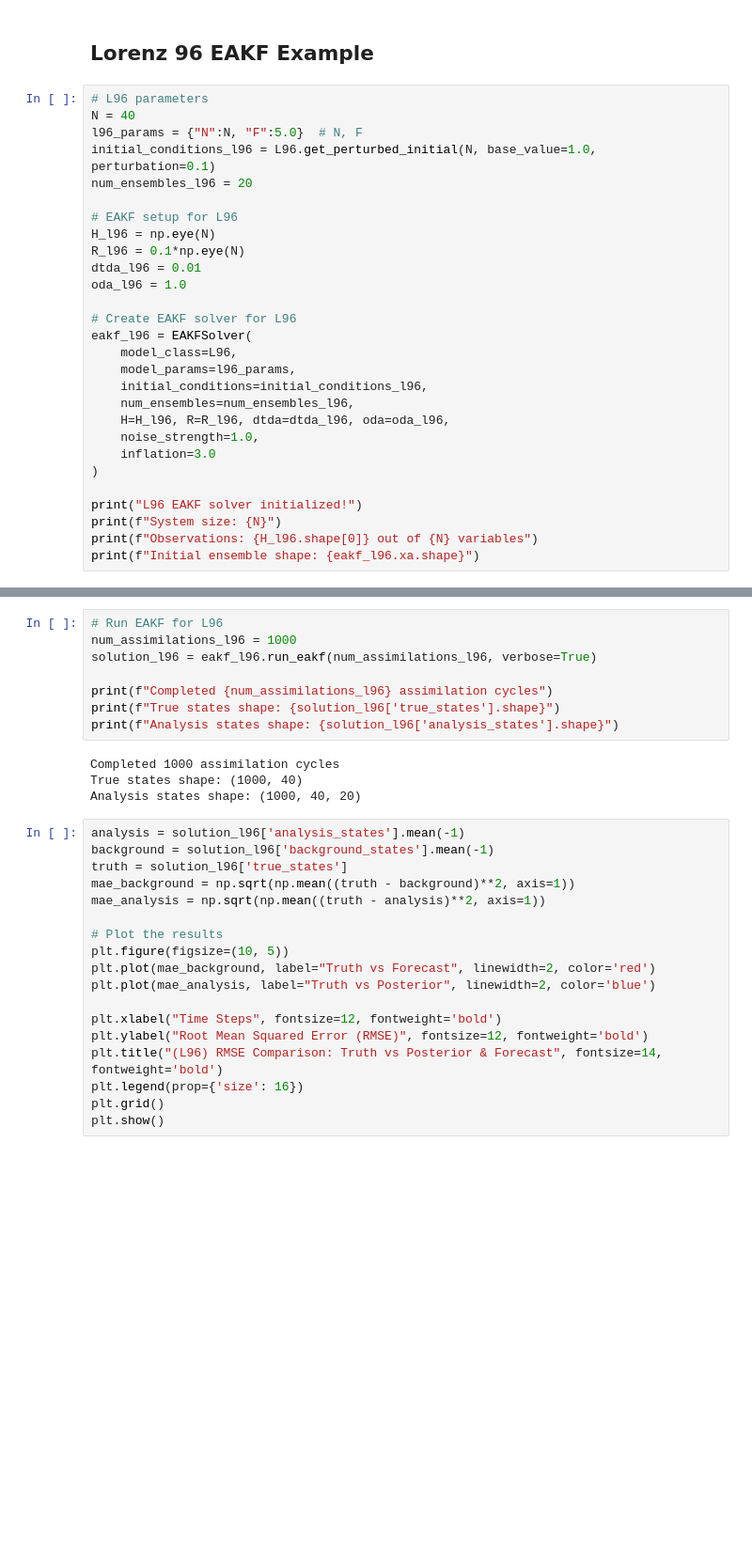
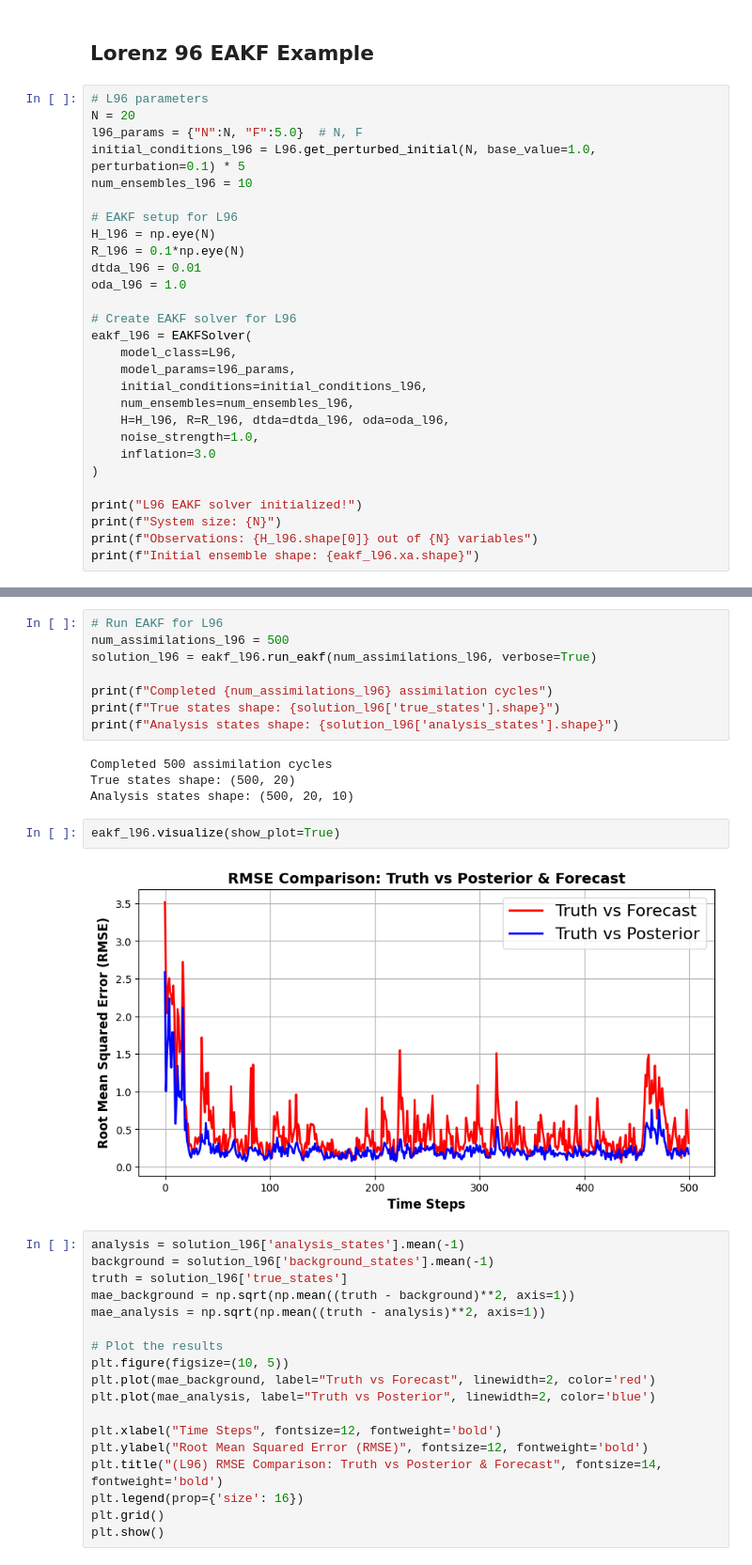
Before and after one commit to kkuroma/RL4DA_MXM, a Jupyter notebook: eakf_demo.ipynb, the cells around one changed output, grey strips where cells are left out. Shown: that part at 94% size. Cells and saved outputs as stored; diff of their text form; blank space fills up the shorter version.

Commit message:
updated initial condition

```diff
--- a/eakf_demo.ipynb
+++ b/eakf_demo.ipynb
@@ -121,10 +121,10 @@ plt.show()
 ## Lorenz 96 EAKF Example
 # %%
 # L96 parameters
-N = 40
+N = 20
 l96_params = {"N":N, "F":5.0}  # N, F
-initial_conditions_l96 = L96.get_perturbed_initial(N, base_value=1.0, perturbation=0.1)
-num_ensembles_l96 = 20
+initial_conditions_l96 = L96.get_perturbed_initial(N, base_value=1.0, perturbation=0.1) * 5
+num_ensembles_l96 = 10
 
 # EAKF setup for L96
 H_l96 = np.eye(N)
@@ -155,15 +155,19 @@ Initial ensemble shape: (40, 20)
 # %%
 # Run EAKF for L96
-num_assimilations_l96 = 1000
+num_assimilations_l96 = 500
 solution_l96 = eakf_l96.run_eakf(num_assimilations_l96, verbose=True)
 
 print(f"Completed {num_assimilations_l96} assimilation cycles")
 print(f"True states shape: {solution_l96['true_states'].shape}")
 print(f"Analysis states shape: {solution_l96['analysis_states'].shape}")
 # %% [output]
-Completed 1000 assimilation cycles
-True states shape: (1000, 40)
-Analysis states shape: (1000, 40, 20)
+Completed 500 assimilation cycles
+True states shape: (500, 20)
+Analysis states shape: (500, 20, 10)
+# %%
+eakf_l96.visualize(show_plot=True)
+# %% [output]
+[figure, added]
 # %%
 analysis = solution_l96['analysis_states'].mean(-1)
 background = solution_l96['background_states'].mean(-1)
```
Also changed, not shown: parts of 1 cell of this notebook, 3 other files.
